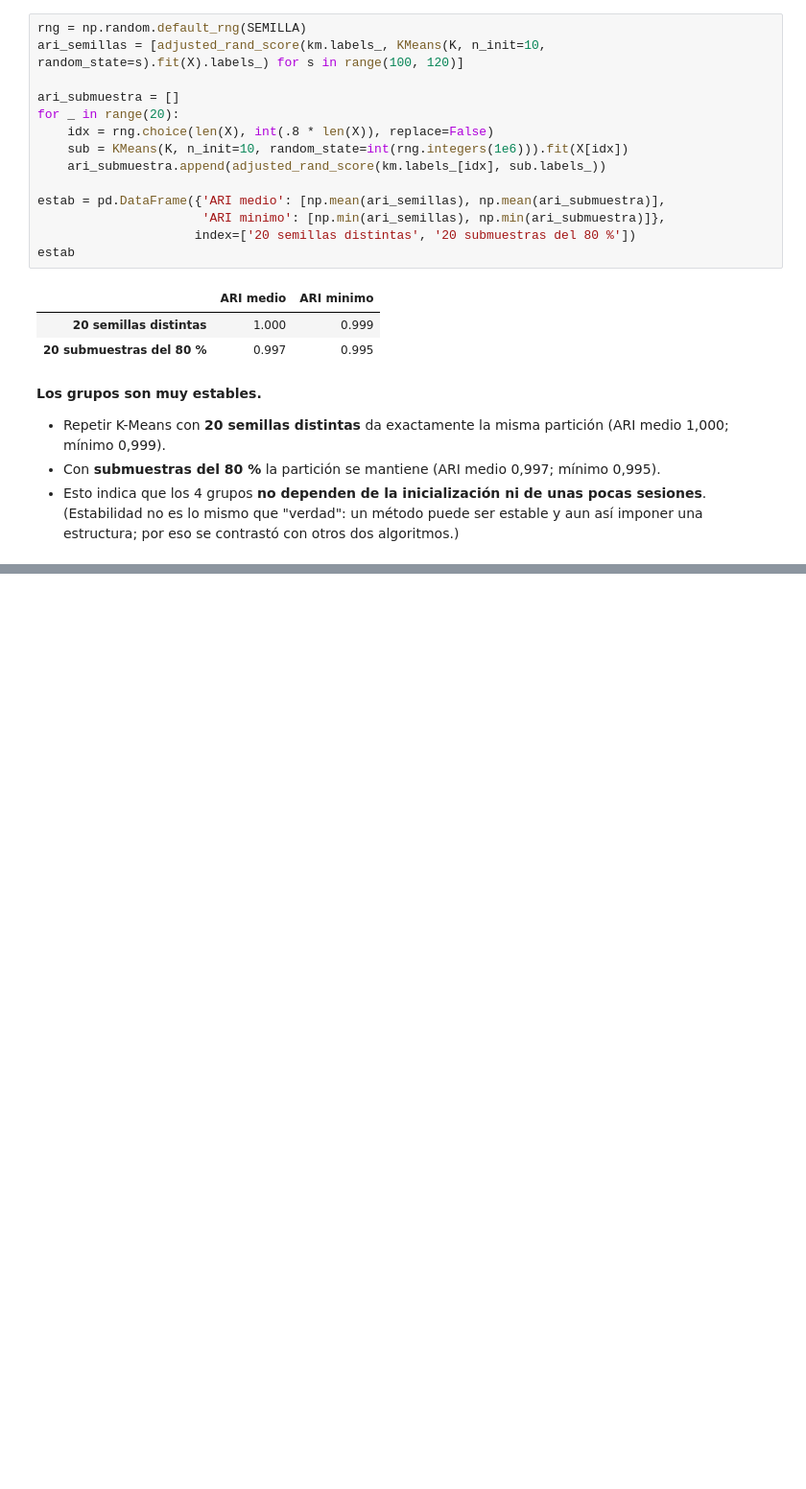
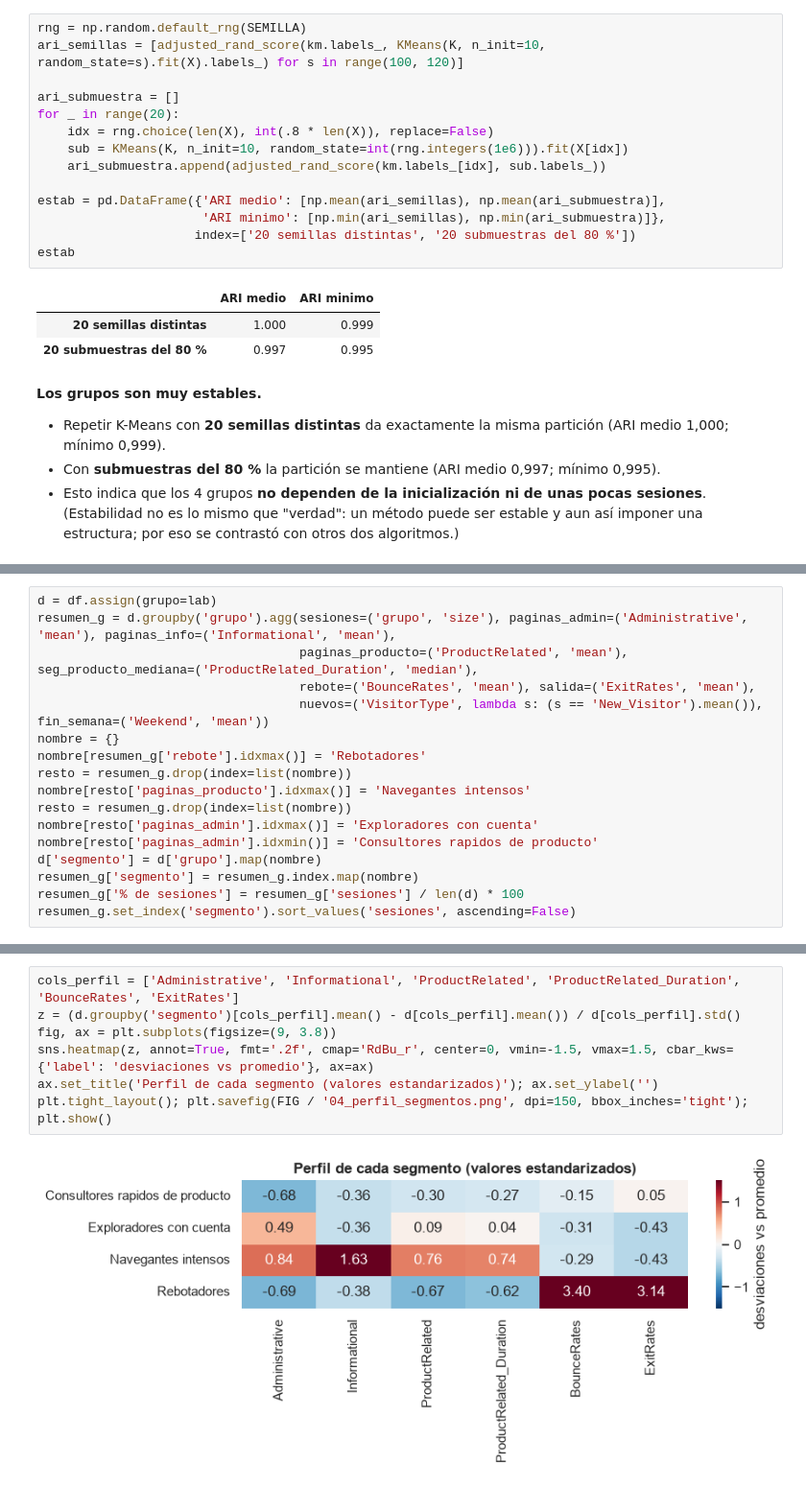
Before and after one commit to Xantyagoh/grupo3-ml-intencion-compra, a Jupyter notebook: evaluacion 4/notebooks/04_no_supervisado.ipynb, the cells around one changed output, grey strips where cells are left out. Shown at 96% size. Cells and saved outputs as stored; diff of their text form; blank space fills up the shorter version.

```diff
--- a/evaluacion 4/notebooks/04_no_supervisado.ipynb
+++ b/evaluacion 4/notebooks/04_no_supervisado.ipynb
@@ -200,0 +252,17 @@ estab
+# %%
+d = df.assign(grupo=lab)
+resumen_g = d.groupby('grupo').agg(sesiones=('grupo', 'size'), paginas_admin=('Administrative', 'mean'), paginas_info=('Informational', 'mean'),
+                                   paginas_producto=('ProductRelated', 'mean'), seg_producto_mediana=('ProductRelated_Duration', 'median'),
+                                   rebote=('BounceRates', 'mean'), salida=('ExitRates', 'mean'),
+                                   nuevos=('VisitorType', lambda s: (s == 'New_Visitor').mean()), fin_semana=('Weekend', 'mean'))
+nombre = {}
+nombre[resumen_g['rebote'].idxmax()] = 'Rebotadores'
+resto = resumen_g.drop(index=list(nombre))
+nombre[resto['paginas_producto'].idxmax()] = 'Navegantes intensos'
+resto = resumen_g.drop(index=list(nombre))
+nombre[resto['paginas_admin'].idxmax()] = 'Exploradores con cuenta'
+nombre[resto['paginas_admin'].idxmin()] = 'Consultores rapidos de producto'
+d['segmento'] = d['grupo'].map(nombre)
+resumen_g['segmento'] = resumen_g.index.map(nombre)
+resumen_g['% de sesiones'] = resumen_g['sesiones'] / len(d) * 100
+resumen_g.set_index('segmento').sort_values('sesiones', ascending=False)
@@ -200,0 +276,9 @@ estab
+# %%
+cols_perfil = ['Administrative', 'Informational', 'ProductRelated', 'ProductRelated_Duration', 'BounceRates', 'ExitRates']
+z = (d.groupby('segmento')[cols_perfil].mean() - d[cols_perfil].mean()) / d[cols_perfil].std()
+fig, ax = plt.subplots(figsize=(9, 3.8))
+sns.heatmap(z, annot=True, fmt='.2f', cmap='RdBu_r', center=0, vmin=-1.5, vmax=1.5, cbar_kws={'label': 'desviaciones vs promedio'}, ax=ax)
+ax.set_title('Perfil de cada segmento (valores estandarizados)'); ax.set_ylabel('')
+plt.tight_layout(); plt.savefig(FIG / '04_perfil_segmentos.png', dpi=150, bbox_inches='tight'); plt.show()
+# %% [output]
+[figure, added]
```
Also changed, not shown: parts of 10 cells of this notebook, 8 other files.
